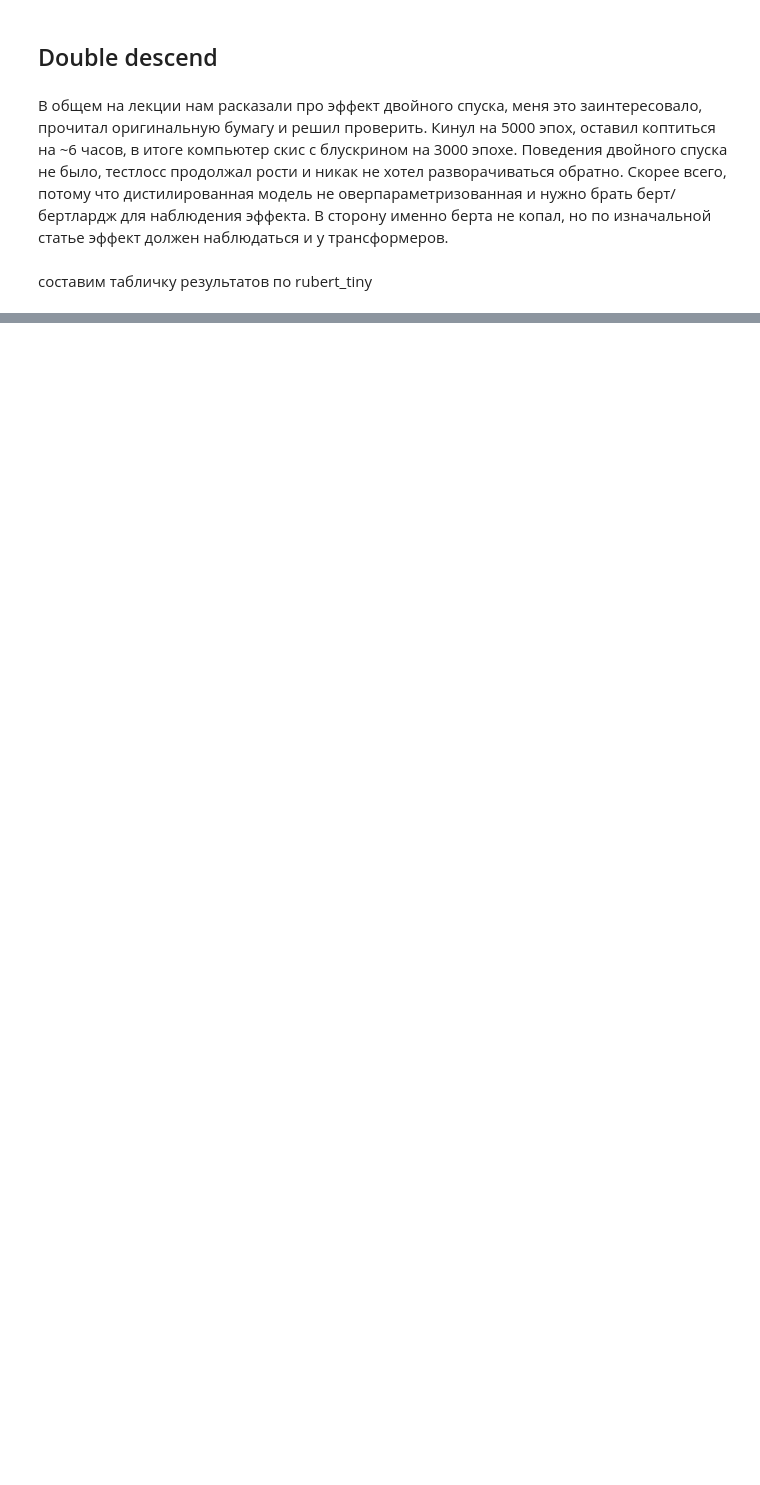
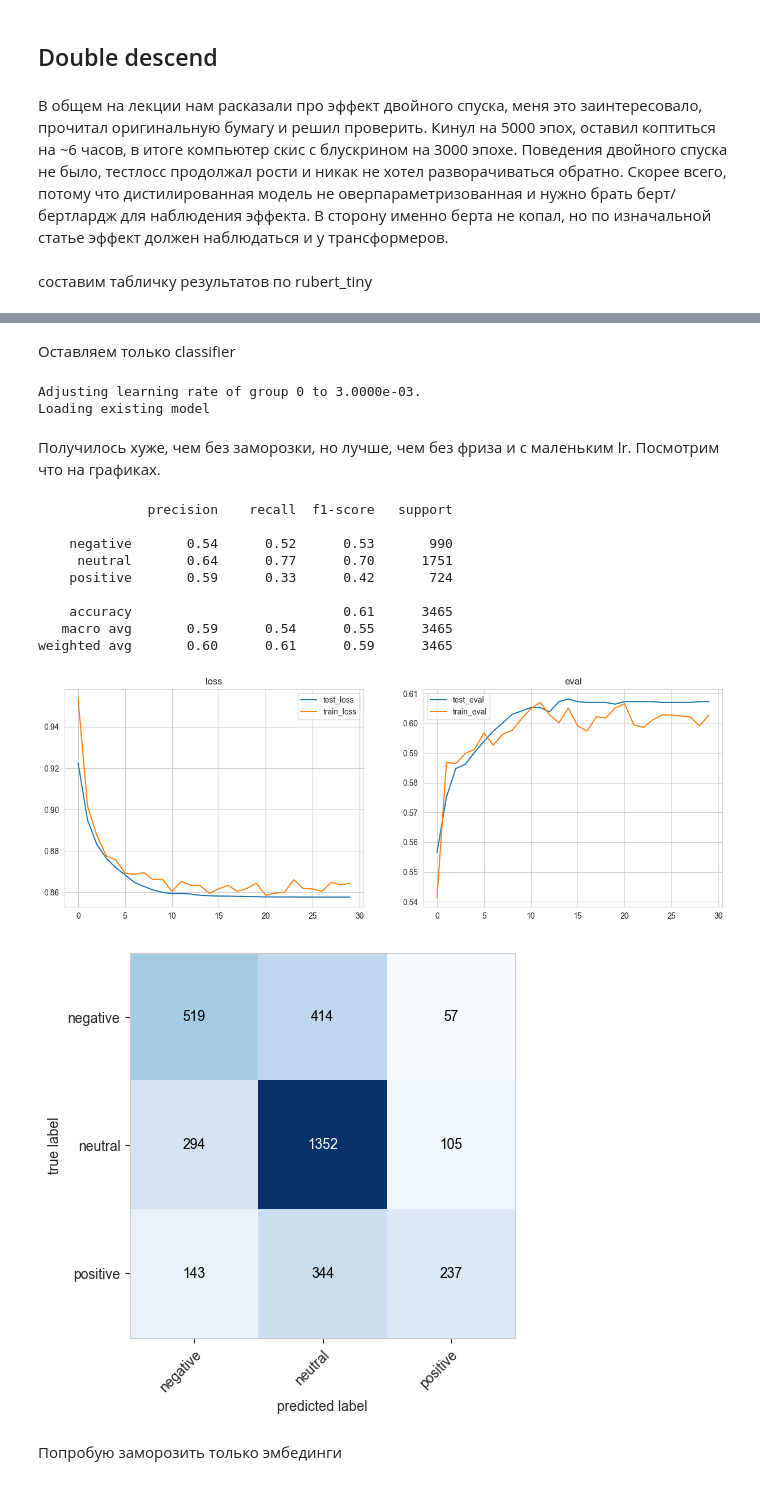
Before and after one commit to anast3t/neural-networks, a Jupyter notebook: Task2/Lab2_2.ipynb, the cells around one changed output, grey strips where cells are left out. Saved outputs shown, nothing was run; the diff lists cells and outputs as text; code cells hidden in the pictures; blank space fills up the shorter version.

```diff
--- a/Task2/Lab2_2.ipynb
+++ b/Task2/Lab2_2.ipynb
@@ -226,15 +228,16 @@ def tokenize(text):
 # %% [markdown]
 Вроде как можно написать кастомный класс датасета, но вроде как можно и не писать, так и не понял пока
 # %%
-twitter_cut[["input_ids", "attention_mask"]] = twitter_cut["text_clean"].apply(tokenize)
+twitter_cut_tiny = twitter_cut.copy()
+twitter_cut_tiny[["input_ids", "attention_mask"]] = twitter_cut_tiny["text_clean"].apply(tokenize_tiny)
 # %% [markdown]
 Разделяем на трейн/тест
 # %%
 train_df, test_df = train_test_split(
-    twitter_cut,
+    twitter_cut_tiny,
     test_size=SPLIT_SIZE,
     shuffle=True,
-    stratify=twitter_cut['num_label'].values,
+    stratify=twitter_cut_tiny['num_label'].values,
     random_state=SEED
 )
 
@@ -521,0 +547,7 @@ rubert_tiny_all
+# %%
+rubert_tiny_freeze1 = BertForSequenceClassification.from_pretrained(
+    pretrained_model_name_or_path="cointegrated/rubert-tiny",
+    num_labels=3
+).to(device)
+
+rubert_tiny_freeze1
@@ -521,0 +577,2 @@ rubert_tiny_all
+# %% [markdown]
+Оставляем только classifier
@@ -521,0 +583,33 @@ rubert_tiny_all
+# %%
+rubert_tiny_freeze1, rubert_tiny_freeze1_results = rubert_tiny_trainer(
+    epochs=30,
+    lr=3e-3,
+    scheduler_gamma=0.75,
+    force_override=False,
+    file_name="rubert_tiny_freeze_cls_ep15_lr3e-3_gamma75",
+    model=rubert_tiny_freeze1
+)
+# %% [output]
+Adjusting learning rate of group 0 to 3.0000e-03.
+Loading existing model
+# %% [markdown]
+Получилось хуже, чем без заморозки, но лучше, чем без фриза и с маленьким lr. Посмотрим что на графиках.
+# %%
+tiny_results_show(
+    rubert_tiny_freeze1,
+    rubert_tiny_freeze1_results
+)
+# %% [output]
+              precision    recall  f1-score   support
+
+    negative       0.54      0.52      0.53       990
+     neutral       0.64      0.77      0.70      1751
+    positive       0.59      0.33      0.42       724
+
+    accuracy                           0.61      3465
+   macro avg       0.59      0.54      0.55      3465
+weighted avg       0.60      0.61      0.59      3465
+[figure, added]
+[figure, added]
+# %% [markdown]
+Попробую заморозить только эмбединги
```
Also changed, not shown: parts of 104 cells of this notebook, 4 other files.
